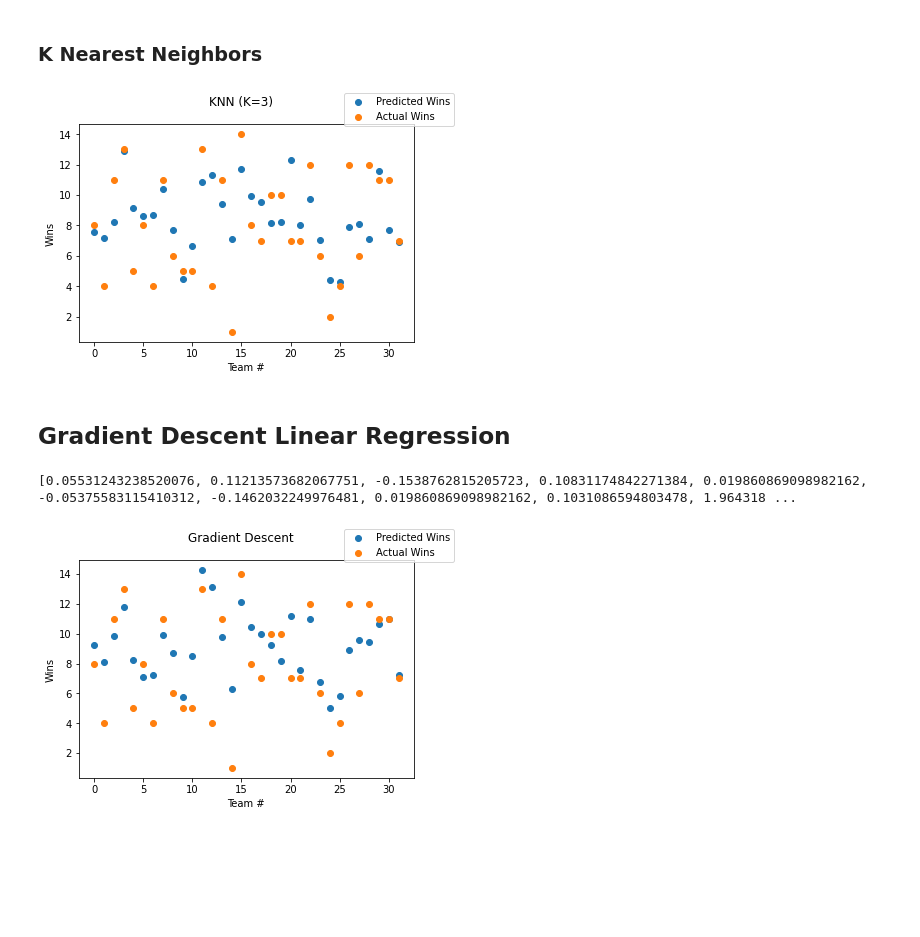
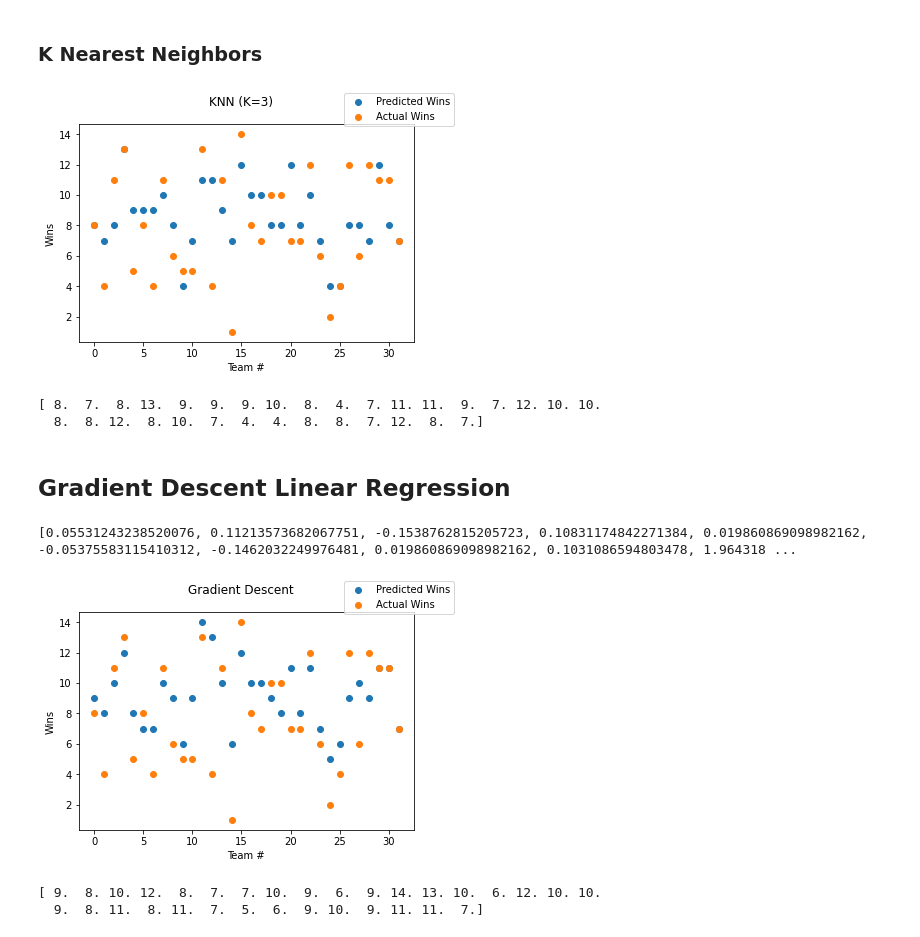
Before and after one commit to JuneyBoy/Football-SL-Project, a Jupyter notebook: Football_Predictions.ipynb, the cells around one changed output. Cells and saved outputs as stored; diff of their text form; code cells hidden in the pictures; blank space fills up the shorter version.

Commit message:
Rounded predicted wins

```diff
--- a/Football_Predictions.ipynb
+++ b/Football_Predictions.ipynb
@@ -171,10 +171,12 @@ def k_nearest_neighbors_real_value(k, point_to_classify, training_examples, weig
 #     3, (validation_examples[0])[:-1], training_examples, True
 # )
 
-predicted_wins = [
-    k_nearest_neighbors_real_value(3, team_data[:-1], training_examples, True)
-    for team_data in validation_examples
-]
+predicted_wins = np.round(
+    [
+        k_nearest_neighbors_real_value(3, team_data[:-1], training_examples, True)
+        for team_data in validation_examples
+    ]
+)
 
 ex_nums = [i for i in range(len(predicted_wins))]
 
@@ -191,8 +193,12 @@ plt.xlabel("Team #")
 plt.ylabel("Wins")
 fig.legend()
 plt.show()
+
+print(predicted_wins)
 # %% [output]
-[figure, old version]
+[figure, new version]
+[ 8.  7.  8. 13.  9.  9.  9. 10.  8.  4.  7. 11. 11.  9.  7. 12. 10. 10.
+  8.  8. 12.  8. 10.  7.  4.  4.  8.  8.  7. 12.  8.  7.]
 # %% [markdown]
 ## Gradient Descent Linear Regression
 # %%
@@ -200,11 +206,13 @@ import numpy as np
 import matplotlib.pyplot as plt
 
 
-def gradient_descent(num_of_attributes, x_examples, y_examples, LEARNING_RATE=0.00001, delta_stop=1e-5):
+def gradient_descent(
+    num_of_attributes, x_examples, y_examples, LEARNING_RATE=0.00001, delta_stop=1e-5
+):
     ws = [0] * (num_of_attributes + 1)
     stop_condition_met = False
 
-    while(not stop_condition_met):
+    while not stop_condition_met:
         deltas = [0] * len(ws)
 
         for x_example, y_example in zip(x_examples, y_examples):
@@ -242,34 +250,38 @@ weights = gradient_descent(
     10,
     [training_example[:-1] for training_example in training_examples],
     [training_example[-1] for training_example in training_examples],
 )
 
-predicted_wins = get_predictions_from_weights(
-    weights, [validation_example[:-1] for validation_example in validation_examples]
+predicted_wins = np.round(
+    get_predictions_from_weights(
+        weights, [validation_example[:-1] for validation_example in validation_examples]
+    )
 )
 
 ex_nums = [i for i in range(len(predicted_wins))]
 
 fig = plt.figure()
 
 plt.scatter(ex_nums, predicted_wins, label="Predicted Wins")
 plt.scatter(
     ex_nums,
     [validation_example[-1] for validation_example in validation_examples],
     label="Actual Wins",
 )
 
 fig.suptitle("Gradient Descent")
 plt.xlabel("Team #")
 plt.ylabel("Wins")
 fig.legend()
 plt.show()
 
 # Test for functions (predictions exactly match target values)
 # weights = gradient_descent(2, [[30,3], [44,7]], [16,4])
 # predictions = get_predictions_from_weights(weights, [[30,3], [44,7]])
 
-# print(predictions)
+print(predicted_wins)
 # %% [output]
 [0.05531243238520076, 0.11213573682067751, -0.1538762815205723, 0.10831174842271384, 0.019860869098982162, -0.05375583115410312, -0.1462032249976481, 0.019860869098982162, 0.1031086594803478, 1.964318 ...
-[figure, old version]
+[figure, new version]
+[ 9.  8. 10. 12.  8.  7.  7. 10.  9.  6.  9. 14. 13. 10.  6. 12. 10. 10.
+  9.  8. 11.  8. 11.  7.  5.  6.  9. 10.  9. 11. 11.  7.]
```
